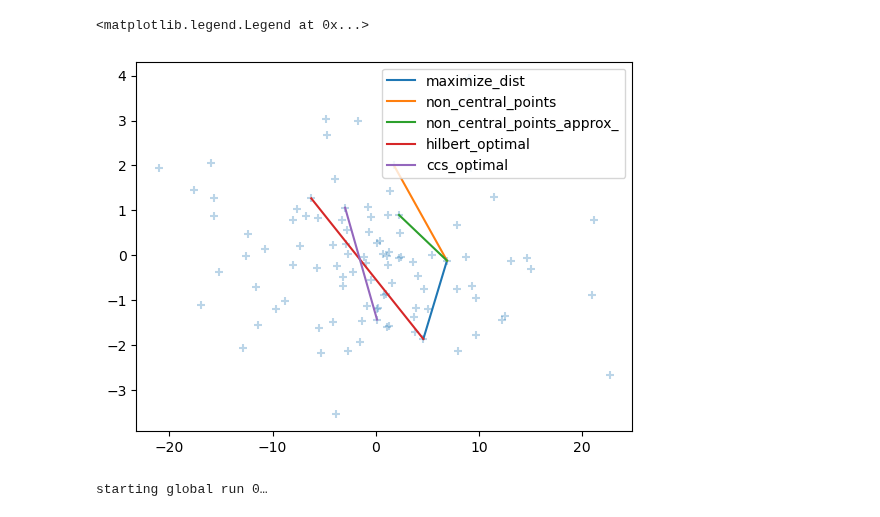
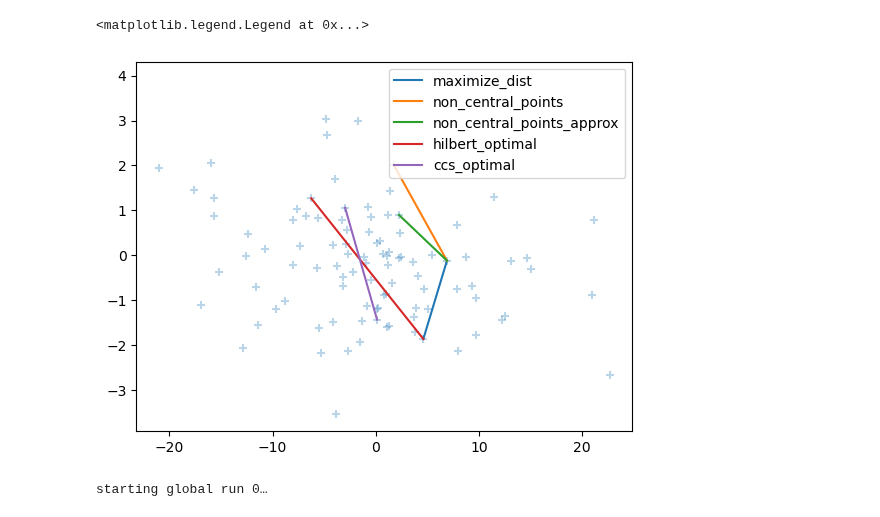
Before and after one commit to DimensionalScoop/metric_spaces, a Jupyter notebook: maths/tetrahedron/what_makes_a_good_pivot.ipynb, the cells around one changed output. Cells and saved outputs as stored; diff of their text form; code cells hidden in the pictures.

Commit message:
refactor pivots selectors, point generators

```diff
--- a/maths/tetrahedron/what_makes_a_good_pivot.ipynb
+++ b/maths/tetrahedron/what_makes_a_good_pivot.ipynb
@@ -282,26 +37,26 @@ algs = dict(
 # %%
 rng = np.random.default_rng(0xfeed)
-points = generate_gaussian_points(rng, dim=15, n_samples=100)
+points = point_generator.generate_gaussian_points(rng, dim=15, n_samples=100)
 
-test_algs = dict(
-    maximize_dist=max_dist_points,
-    non_central_points=two_least_central,
-    non_central_points_approx_=two_least_central_heuristically,
-    hilbert_optimal=hilbert_optimal_pivots,
-    ccs_optimal=ccs_optimal_pivot
-    )
+test_algs = {i:piv_selectors[i] for i in (
+    "maximize_dist",
+    "non_central_points",
+    "non_central_points_approx",
+    "hilbert_optimal",
+    "ccs_optimal",
+    )}
 
 plt.scatter(points[:,0], points[:,1], alpha=0.3, marker="+")
 
 for name, piv_func in test_algs.items():
     exact = np.array(piv_func(points, rng=rng))
     plt.plot(exact[:,0], exact[:,1], label=name)
 
 
 plt.legend()
 # %% [output]
 <matplotlib.legend.Legend at 0x...>
-[figure, old version]
+[figure, new version]
 # %%
 def compare_projections(point_gen:dict, pivot_selector:dict, dims:list, seed=0, errors="skip"):
     rv = []
```
Also changed, not shown: parts of 10 cells of this notebook, 7 other files.
